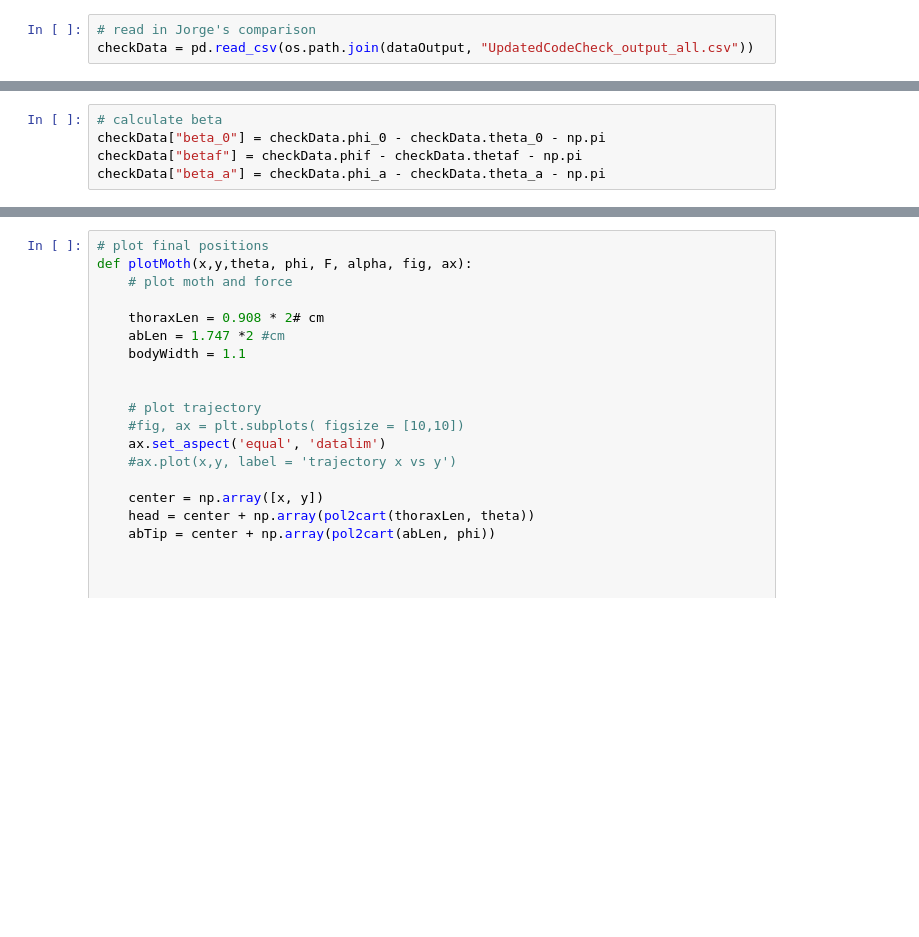
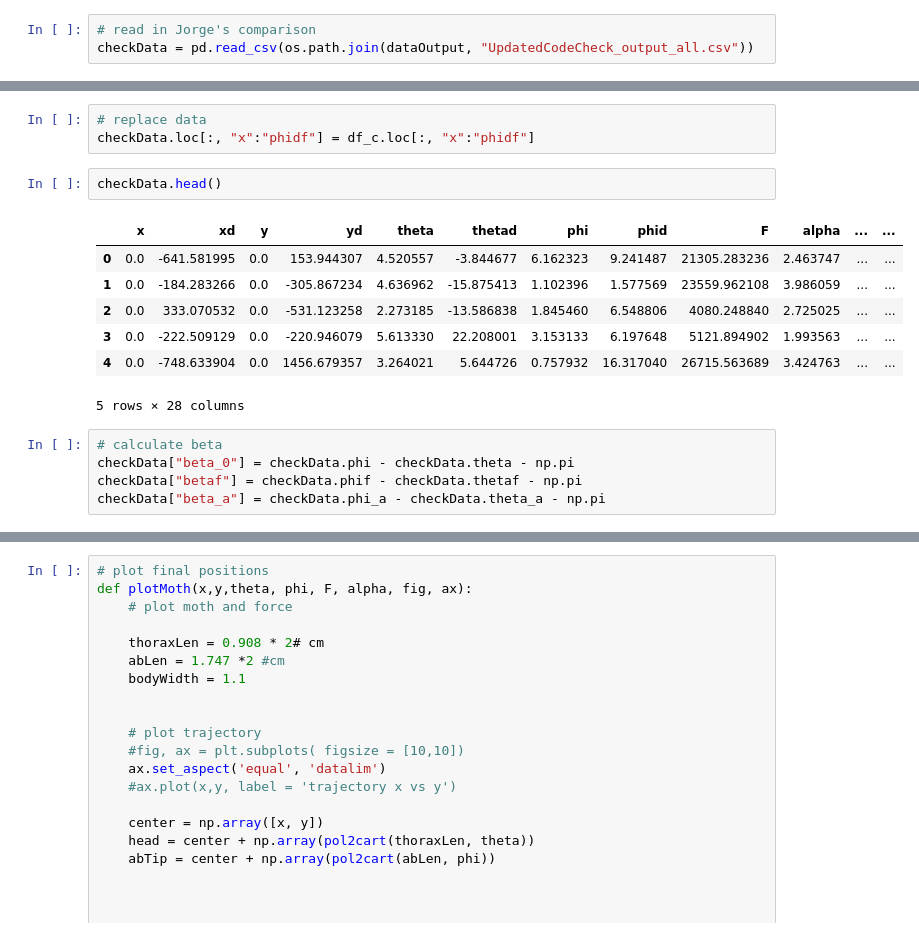
Before and after one commit to nifti-coe/ODE_Python, a Jupyter notebook: PythonCode/008_MatlabDebugger.ipynb, the cells around one changed output, grey strips where cells are left out. Drawn from its saved outputs; the diff is of its cells as text; blank space fills up the shorter version.

```diff
--- a/PythonCode/008_MatlabDebugger.ipynb
+++ b/PythonCode/008_MatlabDebugger.ipynb
@@ -251,6 +318,19 @@ checkData.columns
+# %%
+# replace data
+checkData.loc[:, "x":"phidf"] = df_c.loc[:, "x":"phidf"]
+# %%
+checkData.head()
+# %% [output]
+|  | x | xd | y | yd | theta | thetad | phi | phid | F | alpha | ... | ... |
+| 0 | 0.0 | -641.581995 | 0.0 | 153.944307 | 4.520557 | -3.844677 | 6.162323 | 9.241487 | 21305.283236 | 2.463747 | ... | ... |
+| 1 | 0.0 | -184.283266 | 0.0 | -305.867234 | 4.636962 | -15.875413 | 1.102396 | 1.577569 | 23559.962108 | 3.986059 | ... | ... |
+| 2 | 0.0 | 333.070532 | 0.0 | -531.123258 | 2.273185 | -13.586838 | 1.845460 | 6.548806 | 4080.248840 | 2.725025 | ... | ... |
+| 3 | 0.0 | -222.509129 | 0.0 | -220.946079 | 5.613330 | 22.208001 | 3.153133 | 6.197648 | 5121.894902 | 1.993563 | ... | ... |
+| 4 | 0.0 | -748.633904 | 0.0 | 1456.679357 | 3.264021 | 5.644726 | 0.757932 | 16.317040 | 26715.563689 | 3.424763 | ... | ... |
+5 rows × 28 columns
 # %%
 # calculate beta
-checkData["beta_0"] = checkData.phi_0 - checkData.theta_0 - np.pi
+checkData["beta_0"] = checkData.phi - checkData.theta - np.pi
 checkData["betaf"] = checkData.phif - checkData.thetaf - np.pi
 checkData["beta_a"] = checkData.phi_a - checkData.theta_a - np.pi
 # %%
```
Also changed, not shown: parts of 31 cells of this notebook.
